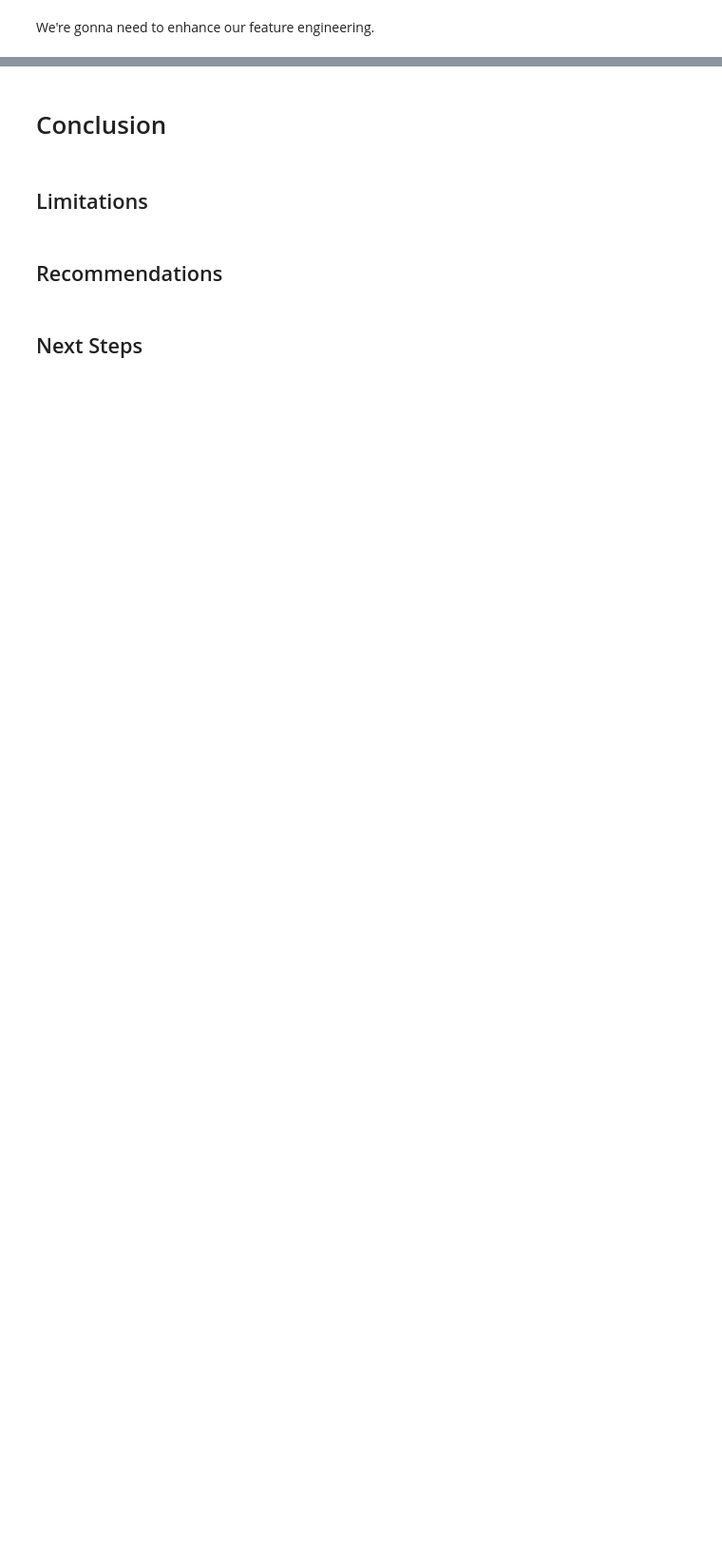
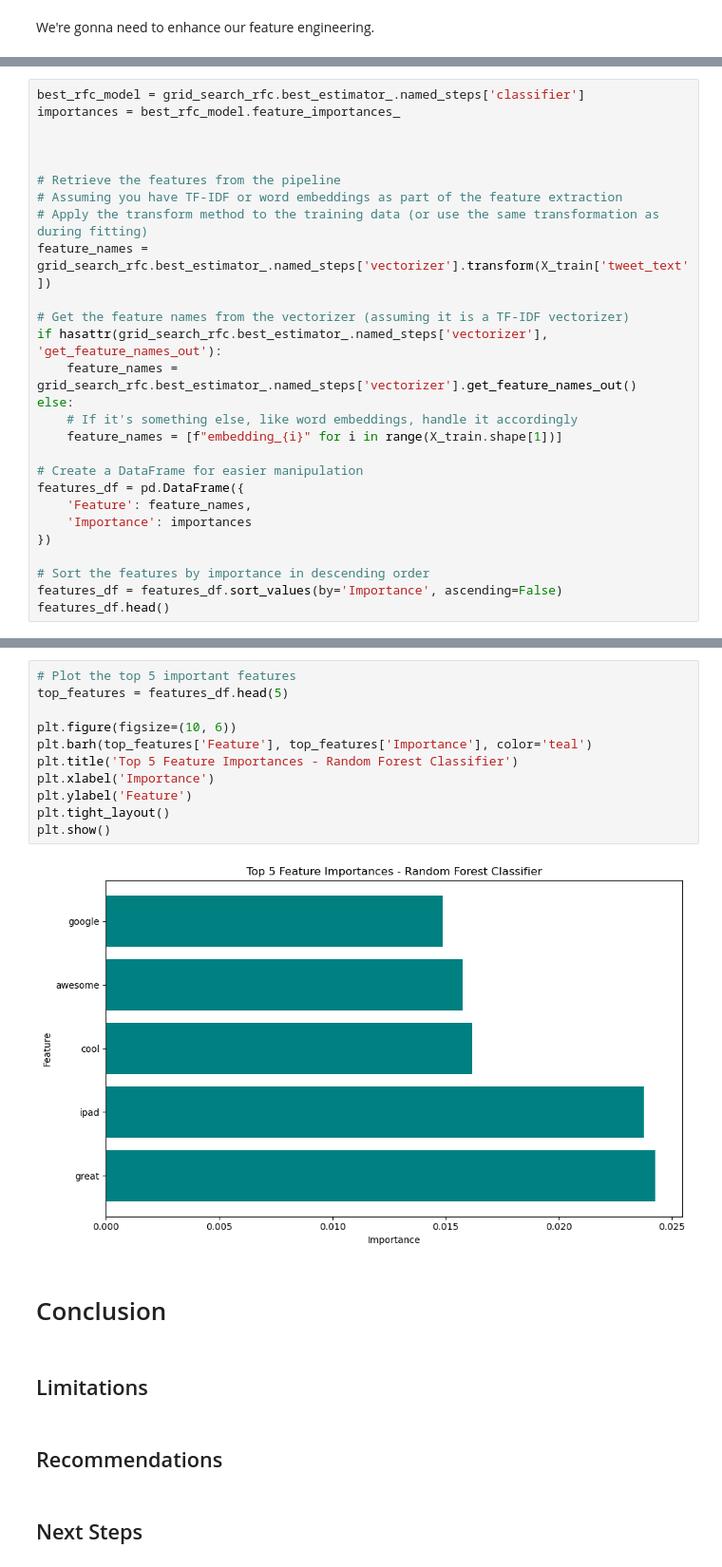
Before and after one commit to momopajamas/twitter-analysis-project, a Jupyter notebook: notebook.ipynb, the cells around one changed output, grey strips where cells are left out. Shown at 95% size. Saved outputs shown, nothing was run; the diff lists cells and outputs as text; blank space fills up the shorter version.

```diff
--- a/notebook.ipynb
+++ b/notebook.ipynb
@@ -1032,0 +1278,27 @@ AttributeError: 'KeyedVectors' object has no attribute 'wv'
+# %%
+best_rfc_model = grid_search_rfc.best_estimator_.named_steps['classifier']
+importances = best_rfc_model.feature_importances_
+
+
+
+# Retrieve the features from the pipeline
+# Assuming you have TF-IDF or word embeddings as part of the feature extraction
+# Apply the transform method to the training data (or use the same transformation as during fitting)
+feature_names = grid_search_rfc.best_estimator_.named_steps['vectorizer'].transform(X_train['tweet_text'])
+
+# Get the feature names from the vectorizer (assuming it is a TF-IDF vectorizer)
+if hasattr(grid_search_rfc.best_estimator_.named_steps['vectorizer'], 'get_feature_names_out'):
+    feature_names = grid_search_rfc.best_estimator_.named_steps['vectorizer'].get_feature_names_out()
+else:
+    # If it's something else, like word embeddings, handle it accordingly
+    feature_names = [f"embedding_{i}" for i in range(X_train.shape[1])]
+
+# Create a DataFrame for easier manipulation
+features_df = pd.DataFrame({
+    'Feature': feature_names,
+    'Importance': importances
+})
+
+# Sort the features by importance in descending order
+features_df = features_df.sort_values(by='Importance', ascending=False)
+features_df.head()
@@ -1033,3 +1312,16 @@ AttributeError: 'KeyedVectors' object has no attribute 'wv'
+# %%
+# Plot the top 5 important features
+top_features = features_df.head(5)
+
+plt.figure(figsize=(10, 6))
+plt.barh(top_features['Feature'], top_features['Importance'], color='teal')
+plt.title('Top 5 Feature Importances - Random Forest Classifier')
+plt.xlabel('Importance')
+plt.ylabel('Feature')
+plt.tight_layout()
+plt.show()
+# %% [output]
+[figure, added]
 # %% [markdown]
 # Conclusion
 # %% [markdown]
```
Also changed, not shown: parts of 32 cells of this notebook.
